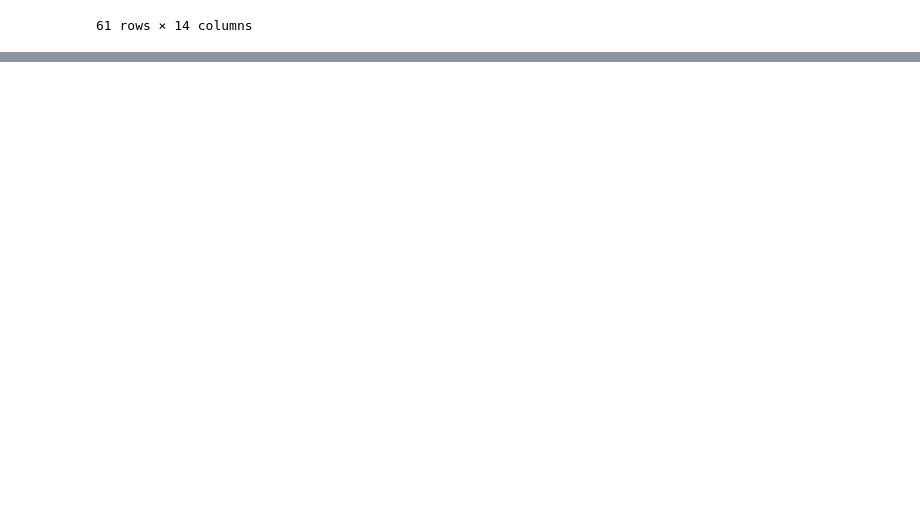
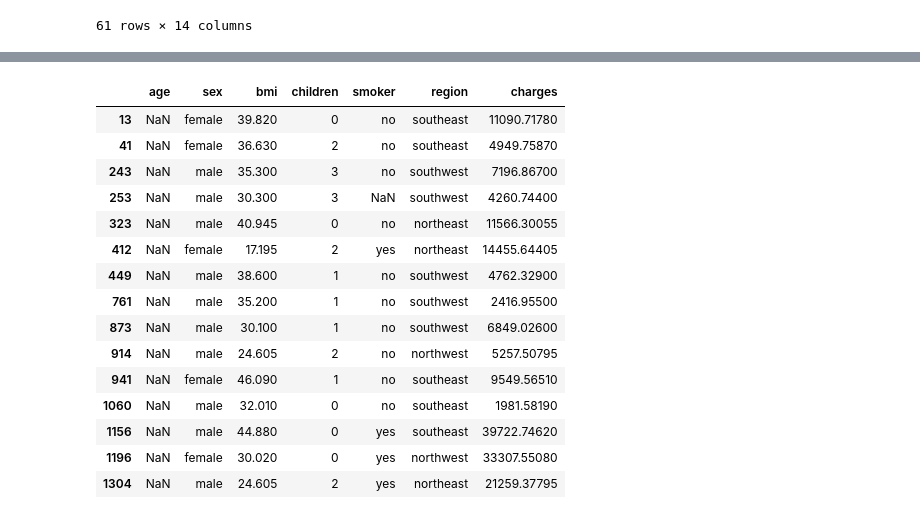
Before and after one commit to danyalmendigali/jupyter-datascience, a Jupyter notebook: Pandas/Day3.ipynb, the cells around one changed output, grey strips where cells are left out. Cells and saved outputs as stored; diff of their text form; code cells hidden in the pictures; blank space fills up the shorter version.

Commit message:
pandas

```diff
--- a/Pandas/Day3.ipynb
+++ b/Pandas/Day3.ipynb
@@ -249,3 +249,5 @@ pr4
 | 869 | 870 | 1 | 3 | Johnson, Master. Harold Theodor | male | 4.00 | 1 | 1 | 347742 | 11.1333 | ... |
 | 875 | 876 | 1 | 3 | Najib, Miss. Adele Kiamie "Jane" | female | 15.00 | 0 | 0 | 2667 | 7.2250 | ... |
 61 rows × 14 columns
+# %%
+df = pd.read_csv('/Users/danialmendigali/jupyter-datascience/Pandas/data set /insurance.csv')
@@ -251,0 +301,6 @@ pr4
+# %%
+df['age_group'] = np.where(
+    df['age'] < 30, 'young',
+    np.where(df['age'].between(30, 50), 'adult', 'senior')
+)
+df
@@ -251,0 +321,9 @@ pr4
+# %%
+df['bmi_category'] = np.where(
+    df['bmi'] < 18.5, 'underweight',
+    np.where(
+        df['bmi'].between(18.5, 25), 'normal',
+        np.where(df['bmi'].between(25, 30), 'overweight', 'obese')
+    )
+)
+df.tail(5)
@@ -251,0 +492,8 @@ pr4
+# %%
+# Создадим пропуски в числовых колонках (например, 5 случайных значений в age и bmi)
+df.loc[np.random.choice(df.index, 5, replace=False), 'age'] = np.nan
+df.loc[np.random.choice(df.index, 5, replace=False), 'bmi'] = np.nan
+
+# Создадим пропуски в категориальных колонках (sex, smoker)
+df.loc[np.random.choice(df.index, 3, replace=False), 'sex'] = np.nan
+df.loc[np.random.choice(df.index, 3, replace=False), 'smoker'] = np.nan
@@ -251,0 +511,22 @@ pr4
+# %%
+pr = df.loc[
+    (df['age'].isnull())
+]
+pr
+# %% [output]
+|  | age | sex | bmi | children | smoker | region | charges |
+| 13 | NaN | female | 39.820 | 0 | no | southeast | 11090.71780 |
+| 41 | NaN | female | 36.630 | 2 | no | southeast | 4949.75870 |
+| 243 | NaN | male | 35.300 | 3 | no | southwest | 7196.86700 |
+| 253 | NaN | male | 30.300 | 3 | NaN | southwest | 4260.74400 |
+| 323 | NaN | male | 40.945 | 0 | no | northeast | 11566.30055 |
+| 412 | NaN | female | 17.195 | 2 | yes | northeast | 14455.64405 |
+| 449 | NaN | male | 38.600 | 1 | no | southwest | 4762.32900 |
+| 761 | NaN | male | 35.200 | 1 | no | southwest | 2416.95500 |
+| 873 | NaN | male | 30.100 | 1 | no | southwest | 6849.02600 |
+| 914 | NaN | male | 24.605 | 2 | no | northwest | 5257.50795 |
+| 941 | NaN | female | 46.090 | 1 | no | southeast | 9549.56510 |
+| 1060 | NaN | male | 32.010 | 0 | no | southeast | 1981.58190 |
+| 1156 | NaN | male | 44.880 | 0 | yes | southeast | 39722.74620 |
+| 1196 | NaN | female | 30.020 | 0 | yes | northwest | 33307.55080 |
+| 1304 | NaN | male | 24.605 | 2 | yes | northeast | 21259.37795 |
```
Also changed, not shown: parts of 43 cells of this notebook, 1 other file.
